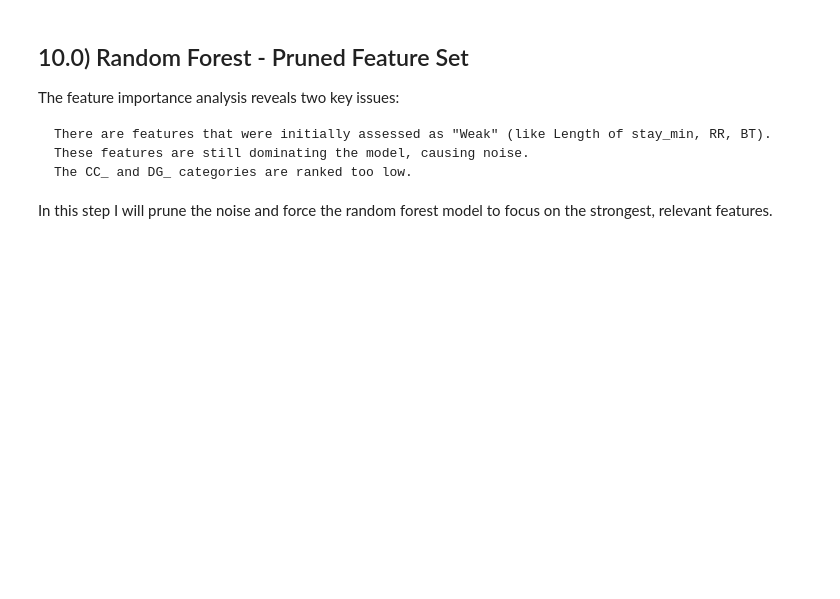
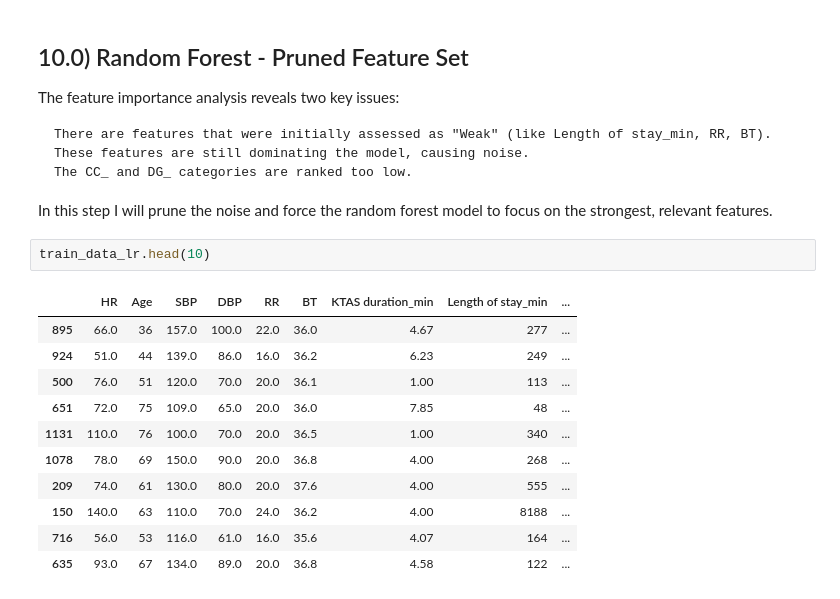
Before and after one commit to erincameron11/emergency-triage-status, a Jupyter notebook: 2_classification.ipynb, the cells around one changed output. Saved outputs shown, nothing was run; the diff lists cells and outputs as text; blank space fills up the shorter version.

```diff
--- a/2_classification.ipynb
+++ b/2_classification.ipynb
@@ -714,3 +714,17 @@ The feature importance analysis reveals two key issues:
     The CC_ and DG_ categories are ranked too low.
 
 In this step I will prune the noise and force the random forest model to focus on the strongest, relevant features.
+# %%
+train_data_lr.head(10)
+# %% [output]
+|  | HR | Age | SBP | DBP | RR | BT | KTAS duration_min | Length of stay_min | ... |
+| 895 | 66.0 | 36 | 157.0 | 100.0 | 22.0 | 36.0 | 4.67 | 277 | ... |
+| 924 | 51.0 | 44 | 139.0 | 86.0 | 16.0 | 36.2 | 6.23 | 249 | ... |
+| 500 | 76.0 | 51 | 120.0 | 70.0 | 20.0 | 36.1 | 1.00 | 113 | ... |
+| 651 | 72.0 | 75 | 109.0 | 65.0 | 20.0 | 36.0 | 7.85 | 48 | ... |
+| 1131 | 110.0 | 76 | 100.0 | 70.0 | 20.0 | 36.5 | 1.00 | 340 | ... |
+| 1078 | 78.0 | 69 | 150.0 | 90.0 | 20.0 | 36.8 | 4.00 | 268 | ... |
+| 209 | 74.0 | 61 | 130.0 | 80.0 | 20.0 | 37.6 | 4.00 | 555 | ... |
+| 150 | 140.0 | 63 | 110.0 | 70.0 | 24.0 | 36.2 | 4.00 | 8188 | ... |
+| 716 | 56.0 | 53 | 116.0 | 61.0 | 16.0 | 35.6 | 4.07 | 164 | ... |
+| 635 | 93.0 | 67 | 134.0 | 89.0 | 20.0 | 36.8 | 4.58 | 122 | ... |
```
Also changed, not shown: parts of 6 cells of this notebook.
